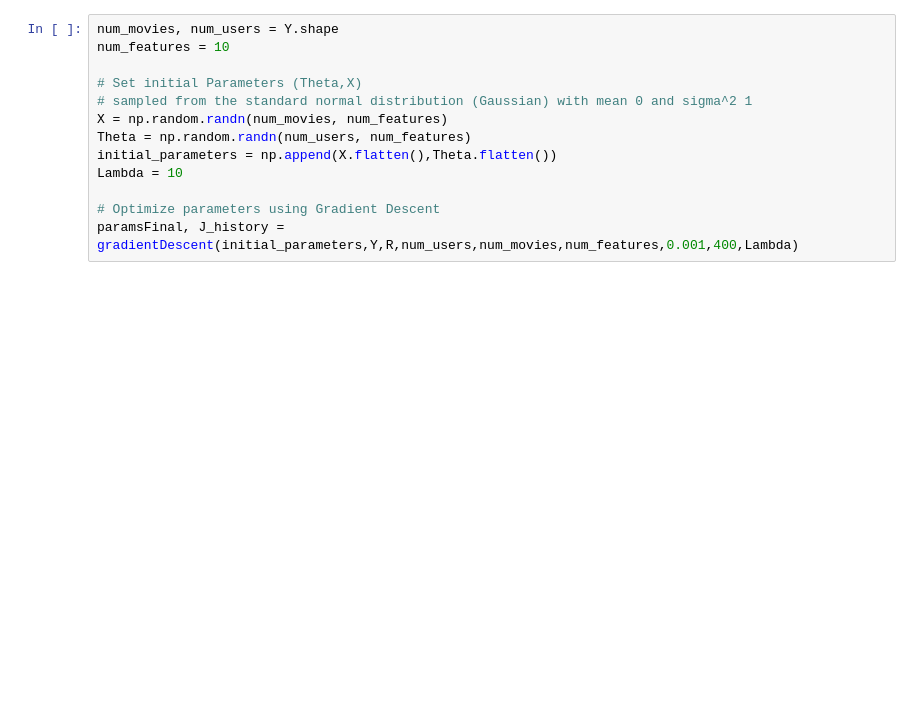
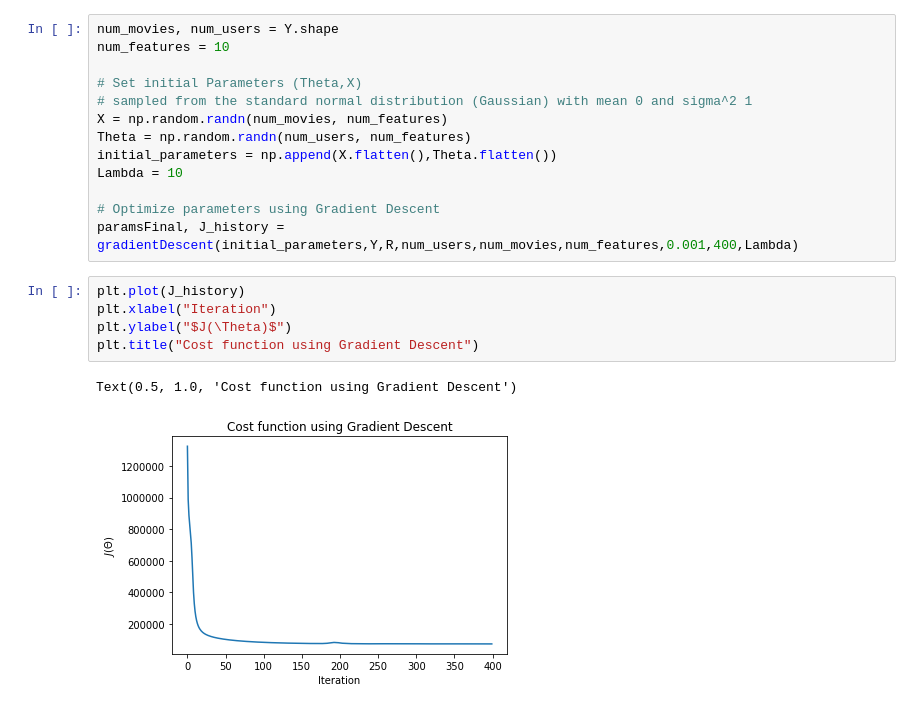
Before and after one commit to thomasmburke/Andrew-Ng-Machine-Learning, a Jupyter notebook: assignment8/ex8.ipynb, the cells around one changed output. Drawn from its saved outputs; the diff is of its cells as text; blank space fills up the shorter version.

Commit message:
plotted the cost function as a function of the number of iterations

```diff
--- a/assignment8/ex8.ipynb
+++ b/assignment8/ex8.ipynb
@@ -278,3 +278,11 @@ Lambda = 10
 
 # Optimize parameters using Gradient Descent
 paramsFinal, J_history = gradientDescent(initial_parameters,Y,R,num_users,num_movies,num_features,0.001,400,Lambda)
+# %%
+plt.plot(J_history)
+plt.xlabel("Iteration")
+plt.ylabel("$J(\Theta)$")
+plt.title("Cost function using Gradient Descent")
+# %% [output]
+Text(0.5, 1.0, 'Cost function using Gradient Descent')
+[figure, added]
```
